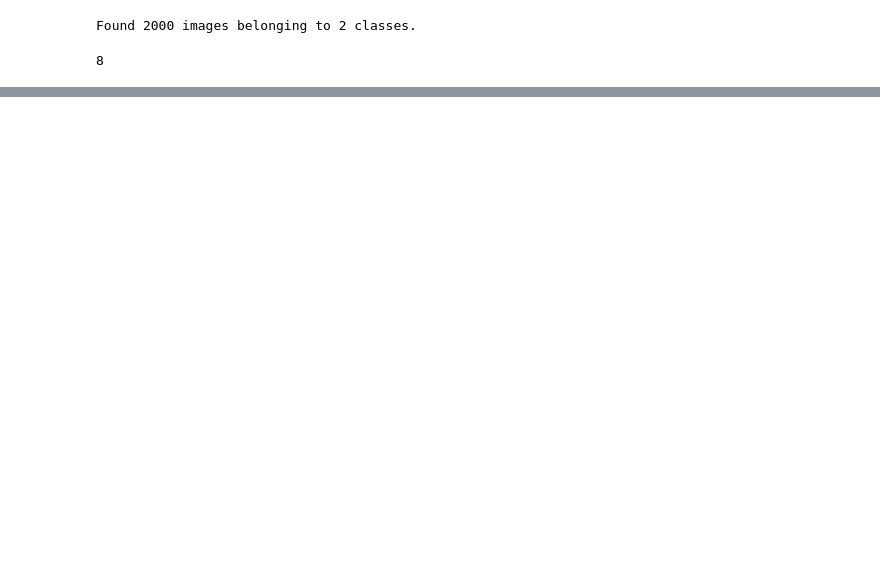
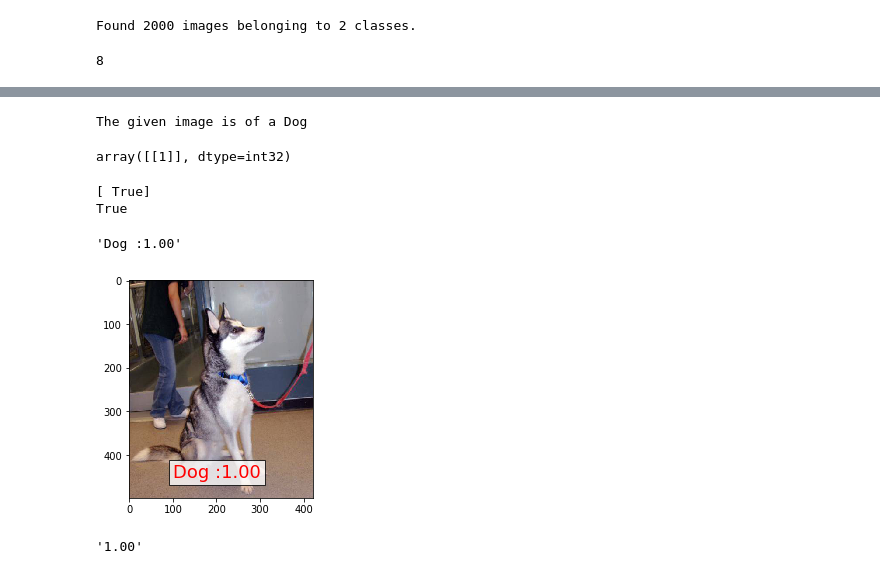
Before and after one commit to samruddhichitnis02/opencv, a Jupyter notebook: Classification_of_cats_and_dogs/Classification_of_cats_dogs.ipynb, the cells around one changed output, grey strips where cells are left out. Saved outputs shown, nothing was run; the diff lists cells and outputs as text; code cells hidden in the pictures; blank space fills up the shorter version.

```diff
--- a/Classification_of_cats_and_dogs/Classification_of_cats_dogs.ipynb
+++ b/Classification_of_cats_and_dogs/Classification_of_cats_dogs.ipynb
@@ -124,0 +239,41 @@ len(test_set)
+# %%
+prediction = prediction > 0.5
+if prediction:
+    print('The given image is of a Dog')
+else:
+    print('The given image is of a Cat')
+# %% [output]
+The given image is of a Dog
+# %%
+model.predict_classes(image) #Gives the predicted class directly
+# %% [output]
+array([[1]], dtype=int32)
+# %%
+image1 = cv2.imread(img_path)
+image1 = cv2.cvtColor(image1, cv2.COLOR_BGR2RGB)
+# %%
+print(prediction[0])
+print(prediction[0, 0])
+# %% [output]
+[ True]
+True
+# %%
+value
+# %% [output]
+'Dog :1.00'
+# %%
+if(prediction[:,:]>0.5):
+    value ='Dog :%1.2f'%(prediction[0,0])
+    plt.text(100, 452,value,color='red',fontsize=18,bbox=dict(facecolor='white',alpha=0.8))
+else:
+    value ='Cat :%1.2f'%(1.0-prediction[0,0])
+    plt.text(100, 452,value,color='red',fontsize=18,bbox=dict(facecolor='white',alpha=0.8))
+
+plt.imshow(image1)
+plt.show()
+# %% [output]
+[figure, added]
+# %%
+'%1.2f'%True
+# %% [output]
+'1.00'
```
Also changed, not shown: parts of 25 cells of this notebook.
